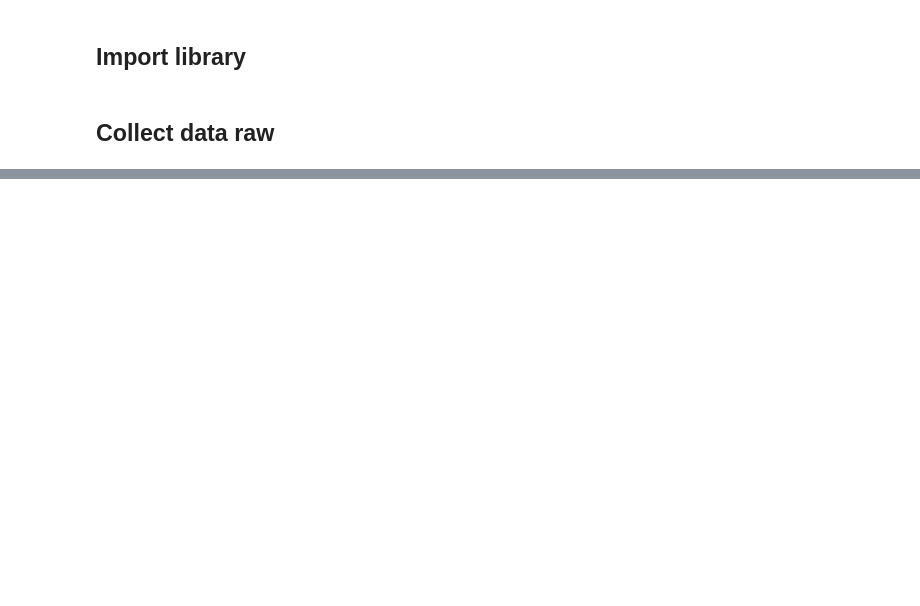
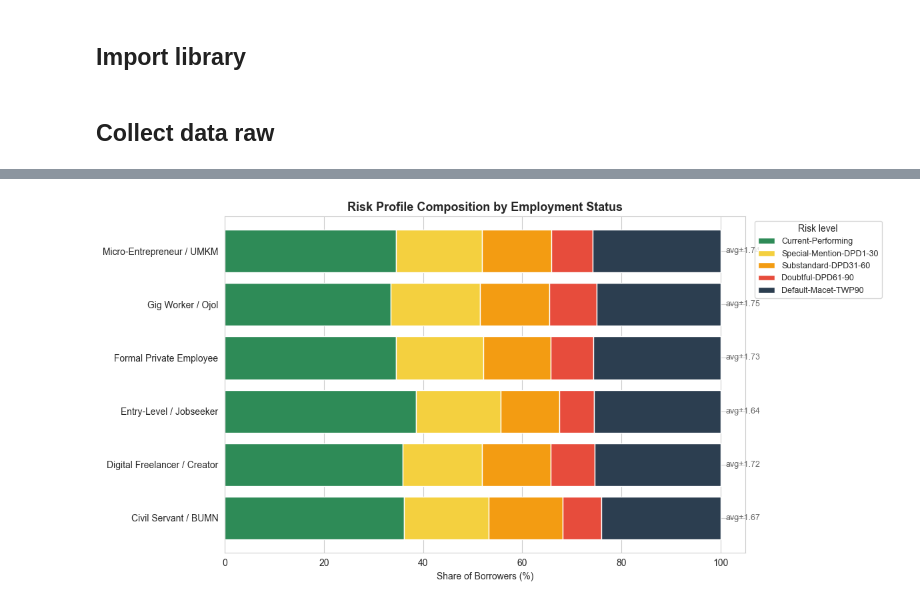
Before and after one commit to Mipjeiger/Indo-Paylater-analytics, a Jupyter notebook: researchment/01_eda.ipynb, the cells around one changed output, grey strips where cells are left out. Drawn from its saved outputs; the diff is of its cells as text; code cells hidden in the pictures; blank space fills up the shorter version.

```diff
--- a/researchment/01_eda.ipynb
+++ b/researchment/01_eda.ipynb
@@ -28,0 +145,19 @@ df.head()
+# %%
+stack = pd.crosstab(df['employment_status'], df['twp90_default_status'], normalize='index') * 100
+stack = stack[RISK_ORDER]  # Ensure correct order
+
+ax = stack.plot(kind='barh', stacked=True, figsize=(12, 6), color=RISK_PALETTE, edgecolor='white', width=0.8)
+ax.set_title('Risk Profile Composition by Employment Status')
+ax.set_xlabel('Share of Borrowers (%)')
+ax.set_ylabel('')
+ax.legend(title='Risk level', bbox_to_anchor=(1.01, 1), loc='upper left', fontsize=9)
+
+# Annotate overall risk score
+for i, emp in enumerate(stack.index):
+    score = df.loc[df['employment_status'] == emp, 'risk_score'].mean()
+    ax.text(101, i, f'avg+{score:.2f}', va='center', fontsize=9, color='dimgray')
+
+plt.tight_layout()
+plt.show()
+# %% [output]
+[figure, added]
```
Also changed, not shown: parts of 26 cells of this notebook.
